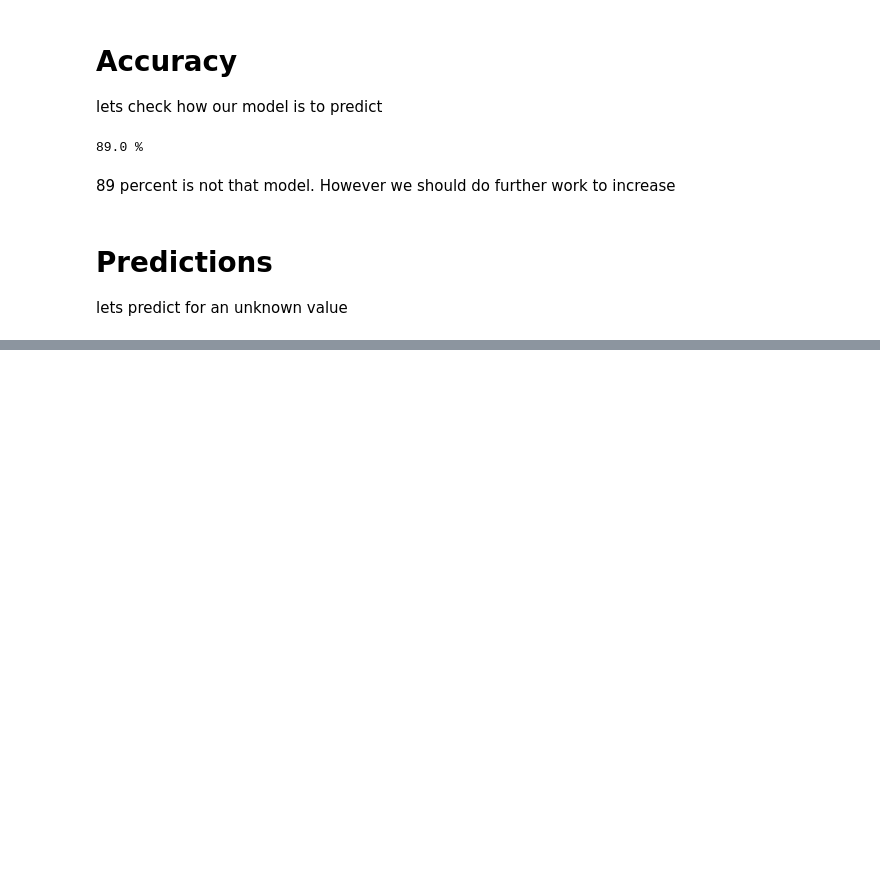
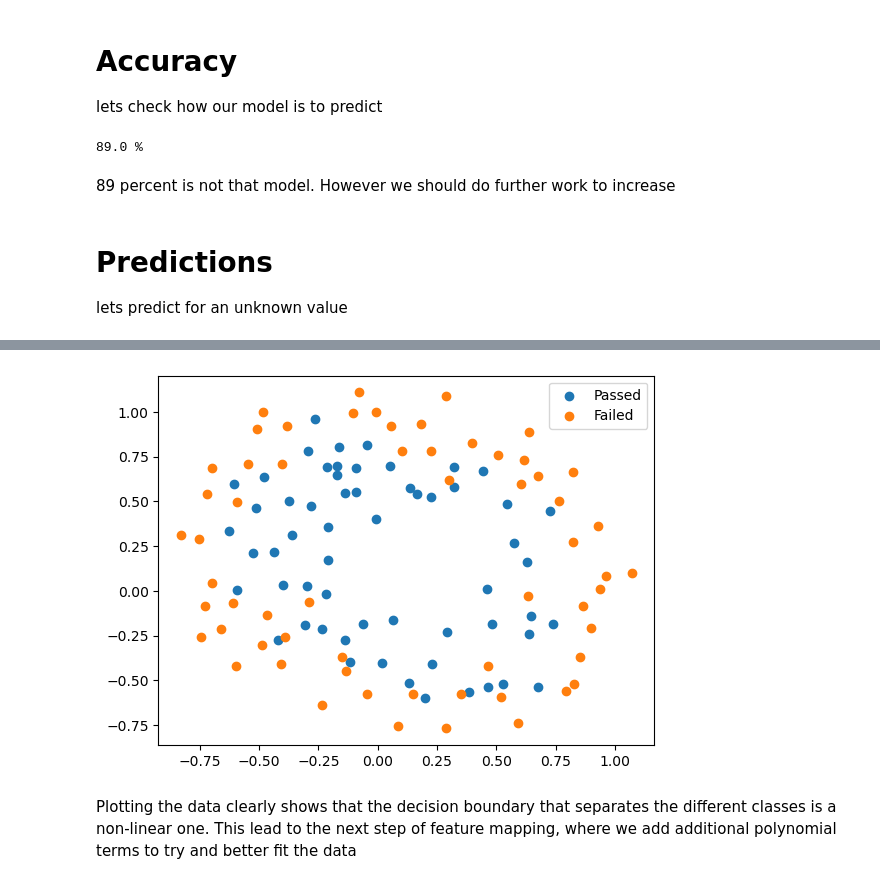
Before and after one commit to khalequzzamanlikhon/ML-Coursera-Python, a Jupyter notebook: Machine-Learning-Coursera-python.ipynb, the cells around one changed output, grey strips where cells are left out. Cells and saved outputs as stored; diff of their text form; code cells hidden in the pictures; blank space fills up the shorter version.

```diff
--- a/Machine-Learning-Coursera-python.ipynb
+++ b/Machine-Learning-Coursera-python.ipynb
@@ -492,0 +505,5 @@ Student with scores 45 and 85, we predict an admission probability of 0.82300909
+# %%
+data = pd.read_csv('ex2data2.txt', header = None)
+X = data.iloc[:,:-1]
+y = data.iloc[:,2]
+data.head()
@@ -492,0 +532,10 @@ Student with scores 45 and 85, we predict an admission probability of 0.82300909
+# %%
+mask = y == 1
+passed = plt.scatter(X[mask][0].values, X[mask][1].values)
+failed = plt.scatter(X[~mask][0].values, X[~mask][1].values)
+plt.legend((passed, failed), ('Passed', 'Failed'))
+plt.show()
+# %% [output]
+[figure, added]
+# %% [markdown]
+Plotting the data clearly shows that the decision boundary that separates the different classes is a non-linear one. This lead to the next step of feature mapping, where we add additional polynomial terms to try and better fit the data
```
Also changed, not shown: parts of 28 cells of this notebook.
